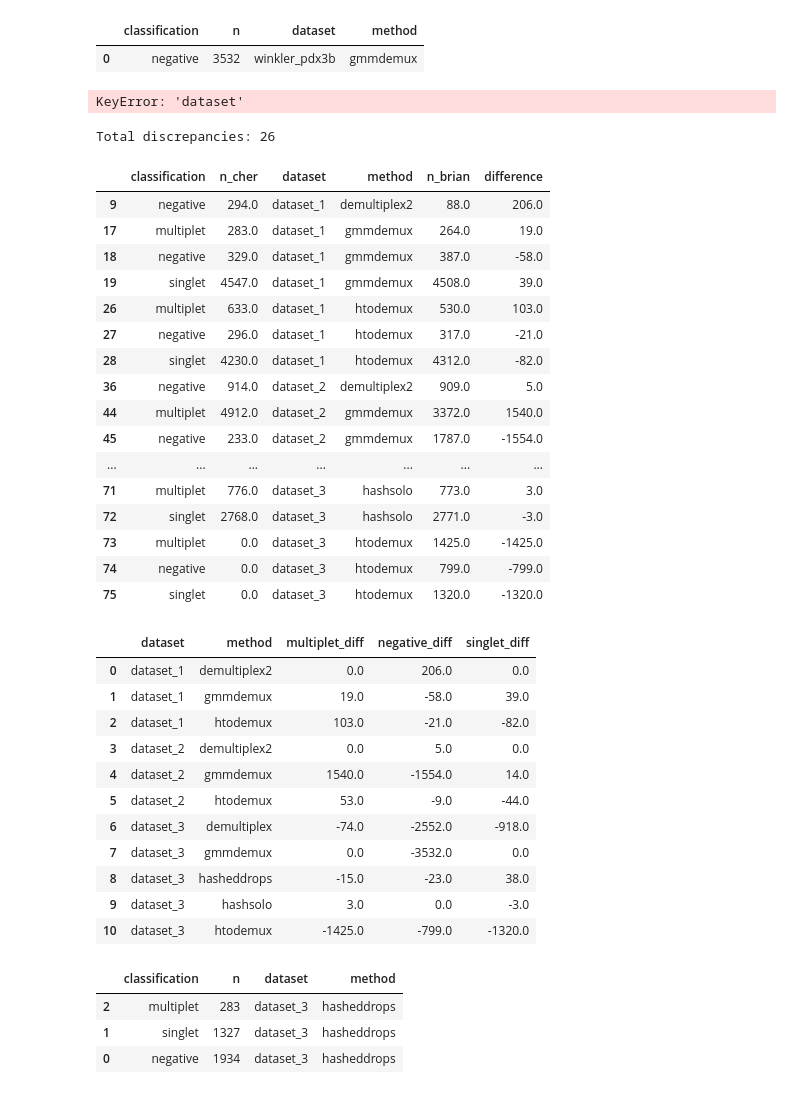
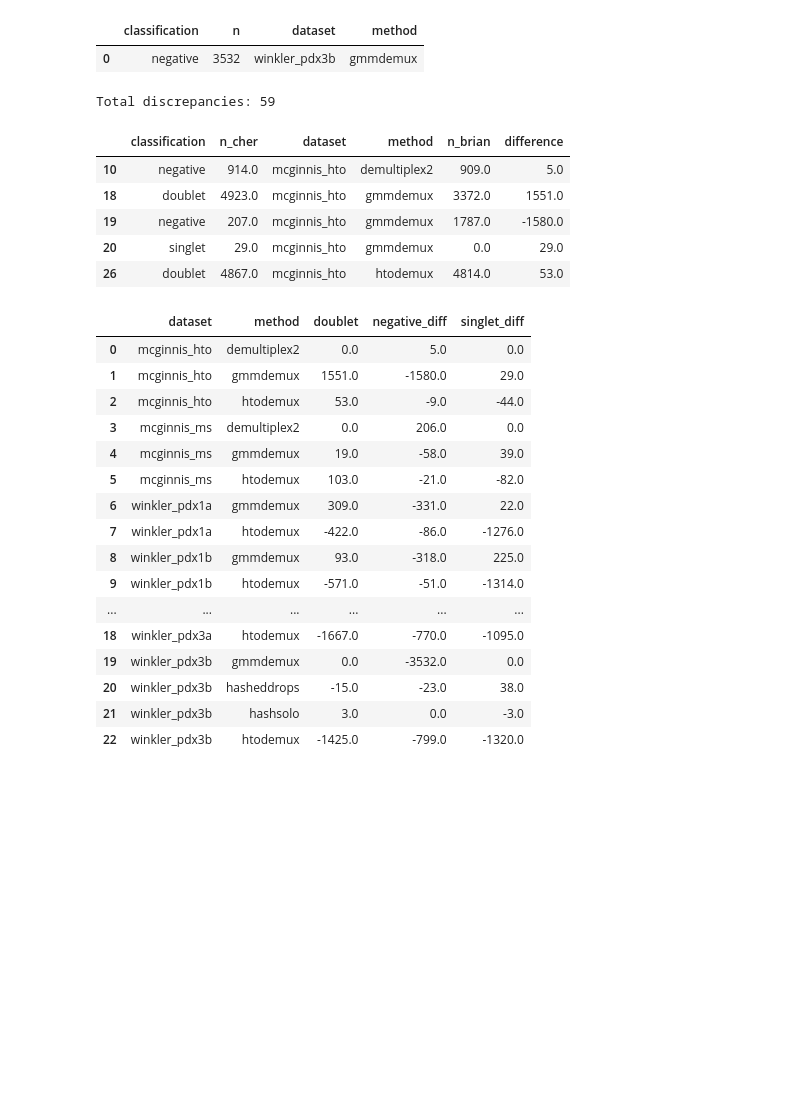
Before and after one commit to cheryl-xiang/demultiplexing-methods, a Jupyter notebook: analysis/compare_summaries.ipynb, the cells around one changed output. Cells and saved outputs as stored; diff of their text form; code cells hidden in the pictures; blank space fills up the shorter version.

Commit message:
add comparisons for discrepancies

```diff
--- a/analysis/compare_summaries.ipynb
+++ b/analysis/compare_summaries.ipynb
@@ -741,46 +741,32 @@ brian_results = pd.concat([
    brian_gmmdemux_winkler_pdx3b,
    brian_hasheddrops_winkler_pdx3b,
    ], ignore_index=True)
-# %%
-# merge summary counts
-cher_sample = cher_results[(cher_results['dataset'] == 'dataset_1' ) | (cher_results['dataset'] == 'dataset_2' ) | (cher_results['dataset'] == 'dataset_3' )]
-cher_sample = cher_sample[cher_sample['classification'] != 'total']
-cher_sample.head()
-# %% [output]
-KeyError: 'dataset'
+# %%
+cher_results = pd.concat(cher_results.values(), ignore_index=True)
+cher_df = cher_results[cher_results['classification'] != 'total']
 # %%
-merged_summary = cher_sample.merge(
+merged_summary = cher_df.merge(
     brian_results,
     on=['dataset', 'method', 'classification'],
     suffixes=('_cher', '_brian'),
     how='outer'
 ).fillna(0)
 
 # keep only rows where counts differ
 discrepancies = merged_summary[merged_summary['n_cher'] != merged_summary['n_brian']].copy()
 discrepancies['difference'] = discrepancies['n_cher'] - discrepancies['n_brian']
 
 print(f"Total discrepancies: {len(discrepancies)}")
 discrepancies.sort_values(['dataset', 'method', 'classification'])
+discrepancies.head()
 # %% [output]
-Total discrepancies: 26
+Total discrepancies: 59
 |  | classification | n_cher | dataset | method | n_brian | difference |
-| 9 | negative | 294.0 | dataset_1 | demultiplex2 | 88.0 | 206.0 |
-| 17 | multiplet | 283.0 | dataset_1 | gmmdemux | 264.0 | 19.0 |
-| 18 | negative | 329.0 | dataset_1 | gmmdemux | 387.0 | -58.0 |
-| 19 | singlet | 4547.0 | dataset_1 | gmmdemux | 4508.0 | 39.0 |
-| 26 | multiplet | 633.0 | dataset_1 | htodemux | 530.0 | 103.0 |
-| 27 | negative | 296.0 | dataset_1 | htodemux | 317.0 | -21.0 |
-| 28 | singlet | 4230.0 | dataset_1 | htodemux | 4312.0 | -82.0 |
-| 36 | negative | 914.0 | dataset_2 | demultiplex2 | 909.0 | 5.0 |
-| 44 | multiplet | 4912.0 | dataset_2 | gmmdemux | 3372.0 | 1540.0 |
-| 45 | negative | 233.0 | dataset_2 | gmmdemux | 1787.0 | -1554.0 |
-| ... | ... | ... | ... | ... | ... | ... |
-| 71 | multiplet | 776.0 | dataset_3 | hashsolo | 773.0 | 3.0 |
-| 72 | singlet | 2768.0 | dataset_3 | hashsolo | 2771.0 | -3.0 |
-| 73 | multiplet | 0.0 | dataset_3 | htodemux | 1425.0 | -1425.0 |
-| 74 | negative | 0.0 | dataset_3 | htodemux | 799.0 | -799.0 |
-| 75 | singlet | 0.0 | dataset_3 | htodemux | 1320.0 | -1320.0 |
+| 10 | negative | 914.0 | mcginnis_hto | demultiplex2 | 909.0 | 5.0 |
+| 18 | doublet | 4923.0 | mcginnis_hto | gmmdemux | 3372.0 | 1551.0 |
+| 19 | negative | 207.0 | mcginnis_hto | gmmdemux | 1787.0 | -1580.0 |
+| 20 | singlet | 29.0 | mcginnis_hto | gmmdemux | 0.0 | 29.0 |
+| 26 | doublet | 4867.0 | mcginnis_hto | htodemux | 4814.0 | 53.0 |
 # %%
 # pivot to wide format
 discrepancies_wide = discrepancies.pivot_table(
@@ -801,29 +787,21 @@ discrepancies_wide = discrepancies_wide.rename(columns={
 
 discrepancies_wide = discrepancies_wide.sort_values(['dataset'], ascending=[True])
 discrepancies_wide
-
-#only discrepancies are where we decided to change back to using default args
-
-#still need to figure out how to get gmmdemux and demultiplex working on winkler data (here the differences is just whole dataset bc mine DNR)
-
-#I think I am going to go back and rename my datasets because im starting to confuse myself
 # %% [output]
-|  | dataset | method | multiplet_diff | negative_diff | singlet_diff |
-| 0 | dataset_1 | demultiplex2 | 0.0 | 206.0 | 0.0 |
-| 1 | dataset_1 | gmmdemux | 19.0 | -58.0 | 39.0 |
-| 2 | dataset_1 | htodemux | 103.0 | -21.0 | -82.0 |
-| 3 | dataset_2 | demultiplex2 | 0.0 | 5.0 | 0.0 |
-| 4 | dataset_2 | gmmdemux | 1540.0 | -1554.0 | 14.0 |
-| 5 | dataset_2 | htodemux | 53.0 | -9.0 | -44.0 |
-| 6 | dataset_3 | demultiplex | -74.0 | -2552.0 | -918.0 |
-| 7 | dataset_3 | gmmdemux | 0.0 | -3532.0 | 0.0 |
-| 8 | dataset_3 | hasheddrops | -15.0 | -23.0 | 38.0 |
-| 9 | dataset_3 | hashsolo | 3.0 | 0.0 | -3.0 |
-| 10 | dataset_3 | htodemux | -1425.0 | -799.0 | -1320.0 |
+|  | dataset | method | doublet | negative_diff | singlet_diff |
+| 0 | mcginnis_hto | demultiplex2 | 0.0 | 5.0 | 0.0 |
+| 1 | mcginnis_hto | gmmdemux | 1551.0 | -1580.0 | 29.0 |
+| 2 | mcginnis_hto | htodemux | 53.0 | -9.0 | -44.0 |
+| 3 | mcginnis_ms | demultiplex2 | 0.0 | 206.0 | 0.0 |
+| 4 | mcginnis_ms | gmmdemux | 19.0 | -58.0 | 39.0 |
+| 5 | mcginnis_ms | htodemux | 103.0 | -21.0 | -82.0 |
+| 6 | winkler_pdx1a | gmmdemux | 309.0 | -331.0 | 22.0 |
+| 7 | winkler_pdx1a | htodemux | -422.0 | -86.0 | -1276.0 |
+| 8 | winkler_pdx1b | gmmdemux | 93.0 | -318.0 | 225.0 |
+| 9 | winkler_pdx1b | htodemux | -571.0 | -51.0 | -1314.0 |
+| ... | ... | ... | ... | ... | ... |
+| 18 | winkler_pdx3a | htodemux | -1667.0 | -770.0 | -1095.0 |
+| 19 | winkler_pdx3b | gmmdemux | 0.0 | -3532.0 | 0.0 |
+| 20 | winkler_pdx3b | hasheddrops | -15.0 | -23.0 | 38.0 |
+| 21 | winkler_pdx3b | hashsolo | 3.0 | 0.0 | -3.0 |
+| 22 | winkler_pdx3b | htodemux | -1425.0 | -799.0 | -1320.0 |
-# %%
-brian_hasheddrops_dataset_3
-# %% [output]
-|  | classification | n | dataset | method |
-| 2 | multiplet | 283 | dataset_3 | hasheddrops |
-| 1 | singlet | 1327 | dataset_3 | hasheddrops |
-| 0 | negative | 1934 | dataset_3 | hasheddrops |
```
Also changed, not shown: parts of 2 cells of this notebook, 6 other files.
